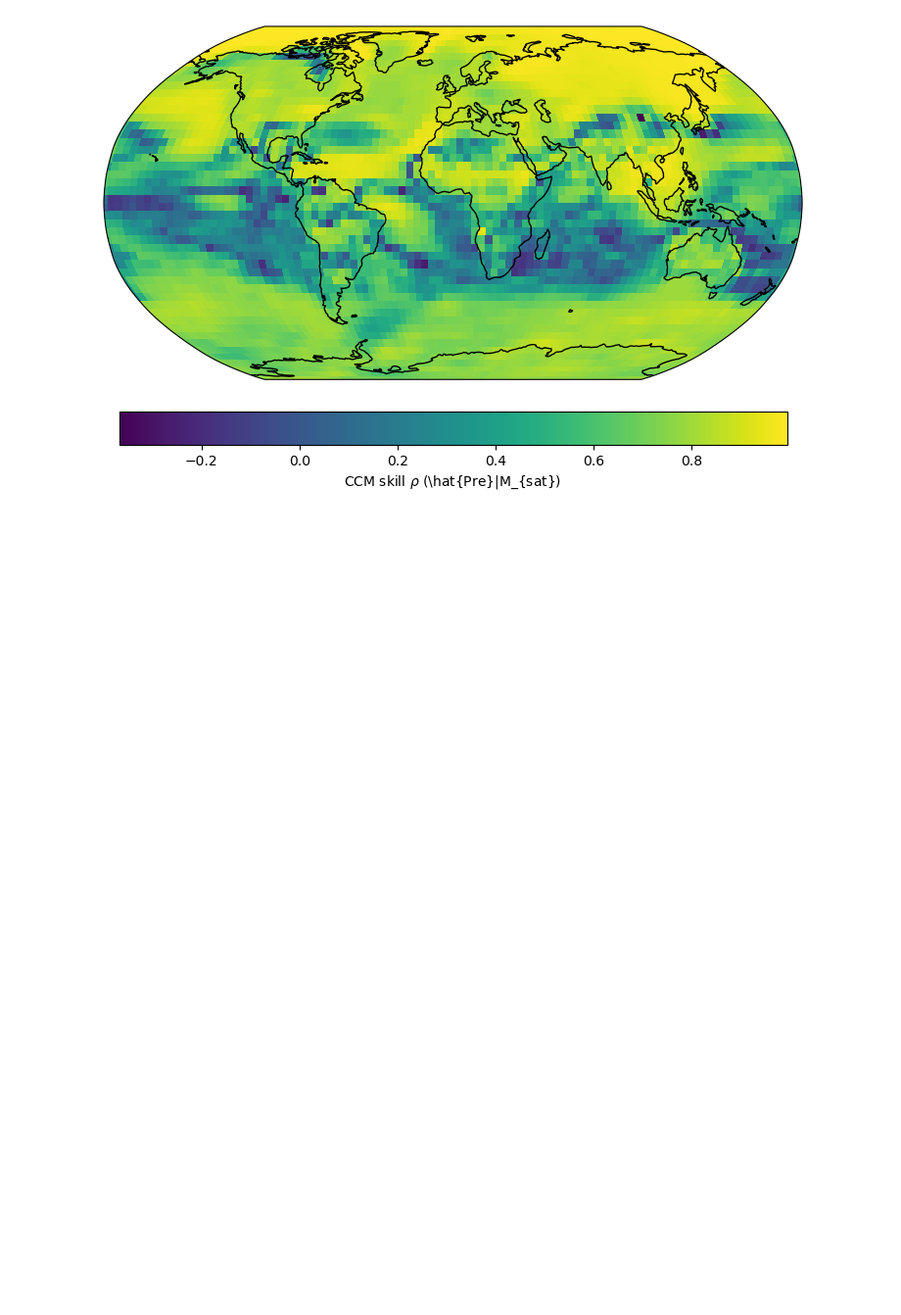
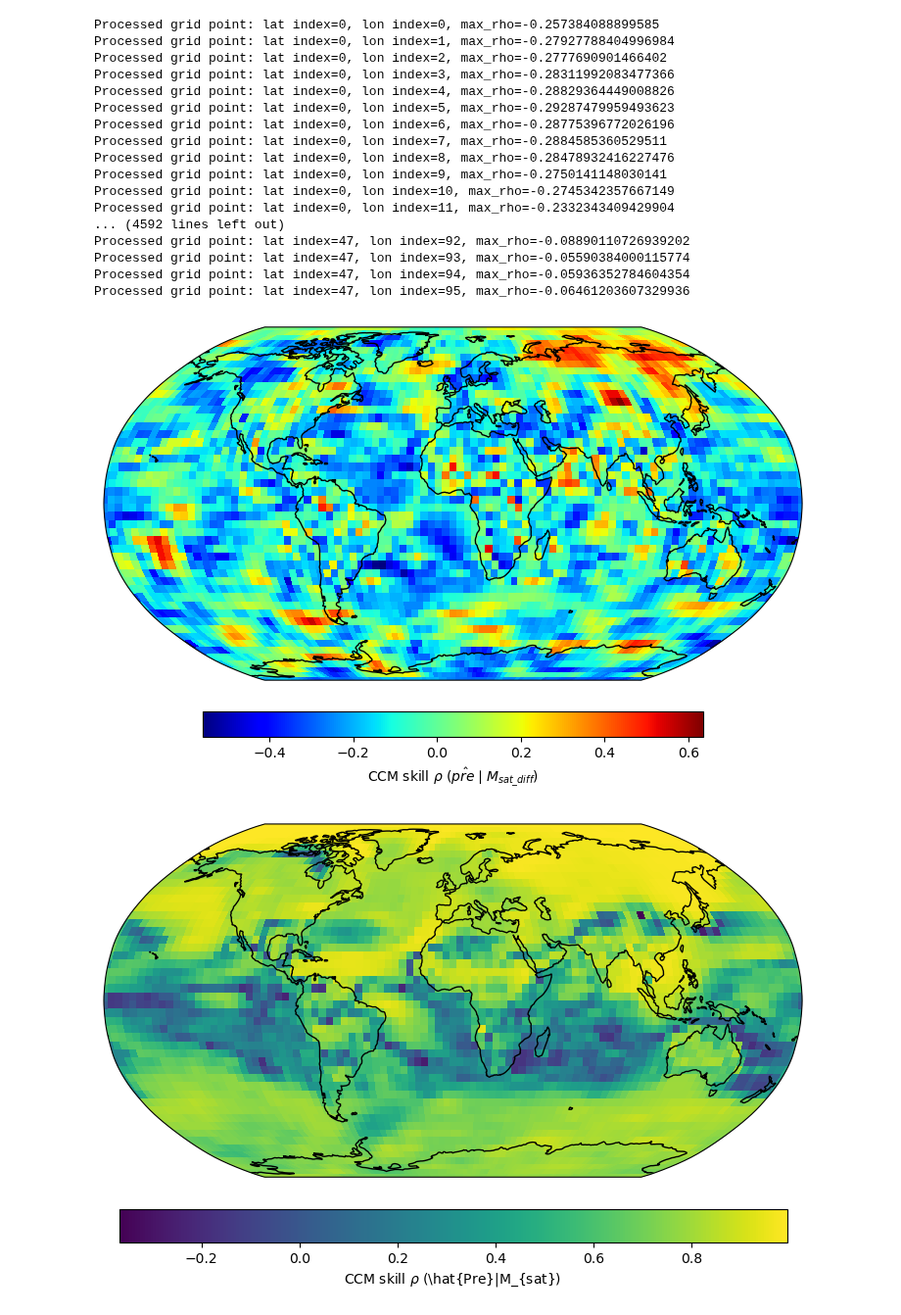
Before and after one commit to Peisong-Zheng/Inso_LGMR, a Jupyter notebook: pre_TraCE_ccm.ipynb, the cells around one changed output. Shown at 98% size. Drawn from its saved outputs; the diff is of its cells as text; code cells hidden in the pictures; blank space fills up the shorter version.

```diff
--- a/pre_TraCE_ccm.ipynb
+++ b/pre_TraCE_ccm.ipynb
@@ -1,3 +54,40 @@
+# %%
+df_pre_TraCE = df_pre.copy()
+# crop the df_pre_all to the same time period as ds_sat_trace_all_diff
+df_pre_TraCE = df_pre_TraCE[(df_pre_TraCE['age'] >= ds_sat_trace_orb_diff.age[0].values) &
+                         (df_pre_TraCE['age'] <= ds_sat_trace_orb_diff.age[-1].values)]
+
+
+from toolbox import ccm_map as cm
+import importlib
+importlib.reload(cm)
+
+TraCE_all_rho_map_orb_diff_xmap_pre=cm.cal_raw_ccm_map(ds_sat_trace_orb_diff, df_pre_TraCE, column_name='sat_diff', E=5, tau=-4, Tp=0,libSizes = "10 20 30 40 50 60 70", sample=20, random=True,v_range='auto',show_plot=True, dpi=100)
+
+
+import pickle
+
+with open('output/TraCE_all_rho_map_orb_diff_xmap_pre.pkl', 'wb') as f:
+    pickle.dump(TraCE_all_rho_map_orb_diff_xmap_pre, f)
+# %% [output]
+Processed grid point: lat index=0, lon index=0, max_rho=-0.257384088899585
+Processed grid point: lat index=0, lon index=1, max_rho=-0.27927788404996984
+Processed grid point: lat index=0, lon index=2, max_rho=-0.2777690901466402
+Processed grid point: lat index=0, lon index=3, max_rho=-0.28311992083477366
+Processed grid point: lat index=0, lon index=4, max_rho=-0.28829364449008826
+Processed grid point: lat index=0, lon index=5, max_rho=-0.29287479959493623
+Processed grid point: lat index=0, lon index=6, max_rho=-0.28775396772026196
+Processed grid point: lat index=0, lon index=7, max_rho=-0.2884585360529511
+Processed grid point: lat index=0, lon index=8, max_rho=-0.28478932416227476
+Processed grid point: lat index=0, lon index=9, max_rho=-0.2750141148030141
+Processed grid point: lat index=0, lon index=10, max_rho=-0.2745342357667149
+Processed grid point: lat index=0, lon index=11, max_rho=-0.2332343409429904
+... (4592 lines left out)
+Processed grid point: lat index=47, lon index=92, max_rho=-0.08890110726939202
+Processed grid point: lat index=47, lon index=93, max_rho=-0.05590384000115774
+Processed grid point: lat index=47, lon index=94, max_rho=-0.05936352784604354
+Processed grid point: lat index=47, lon index=95, max_rho=-0.06461203607329936
+[figure, added]
 # %%
 
 import xarray as xr
```
Also changed, not shown: parts of 2 cells of this notebook, 10 other files.
